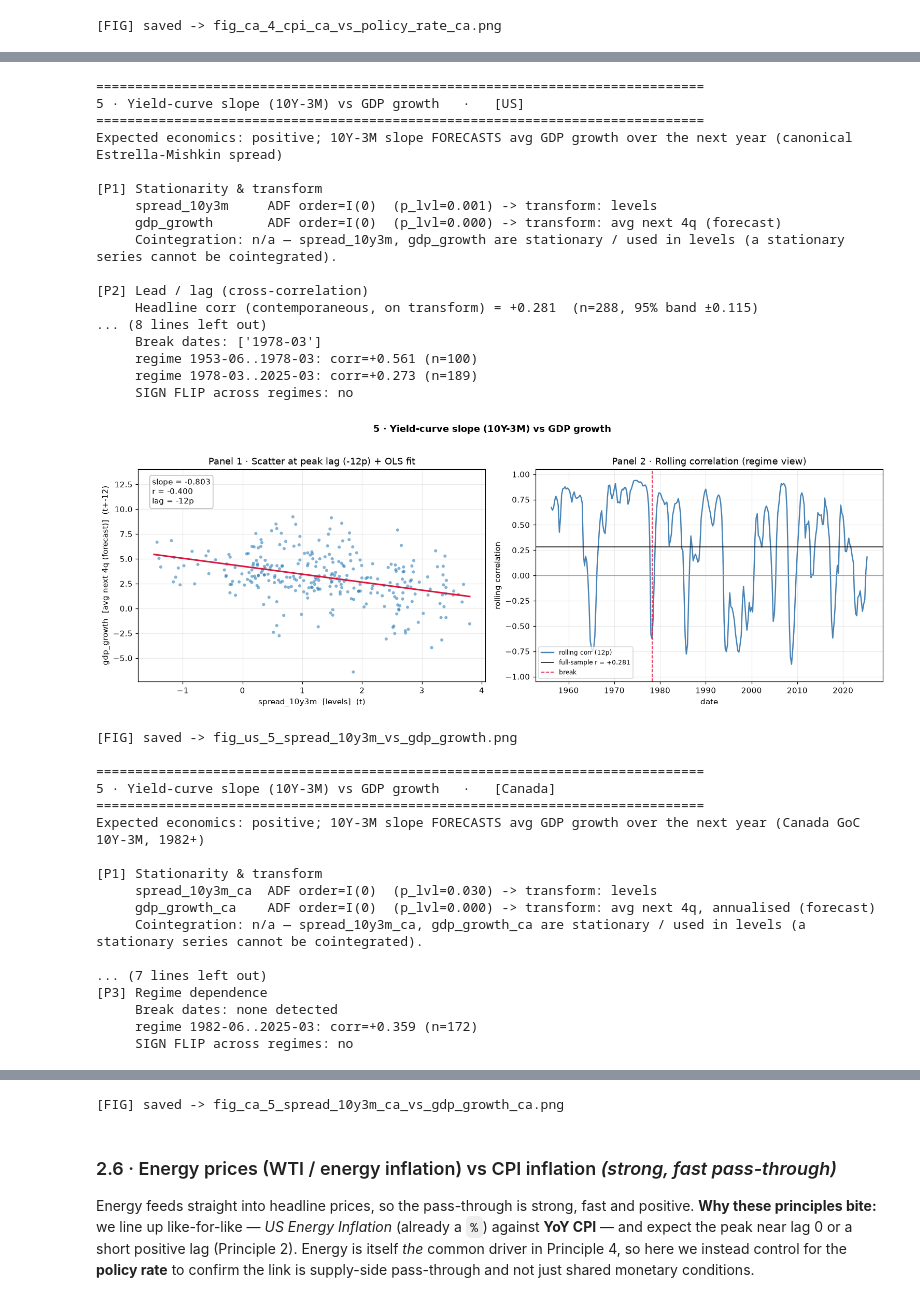
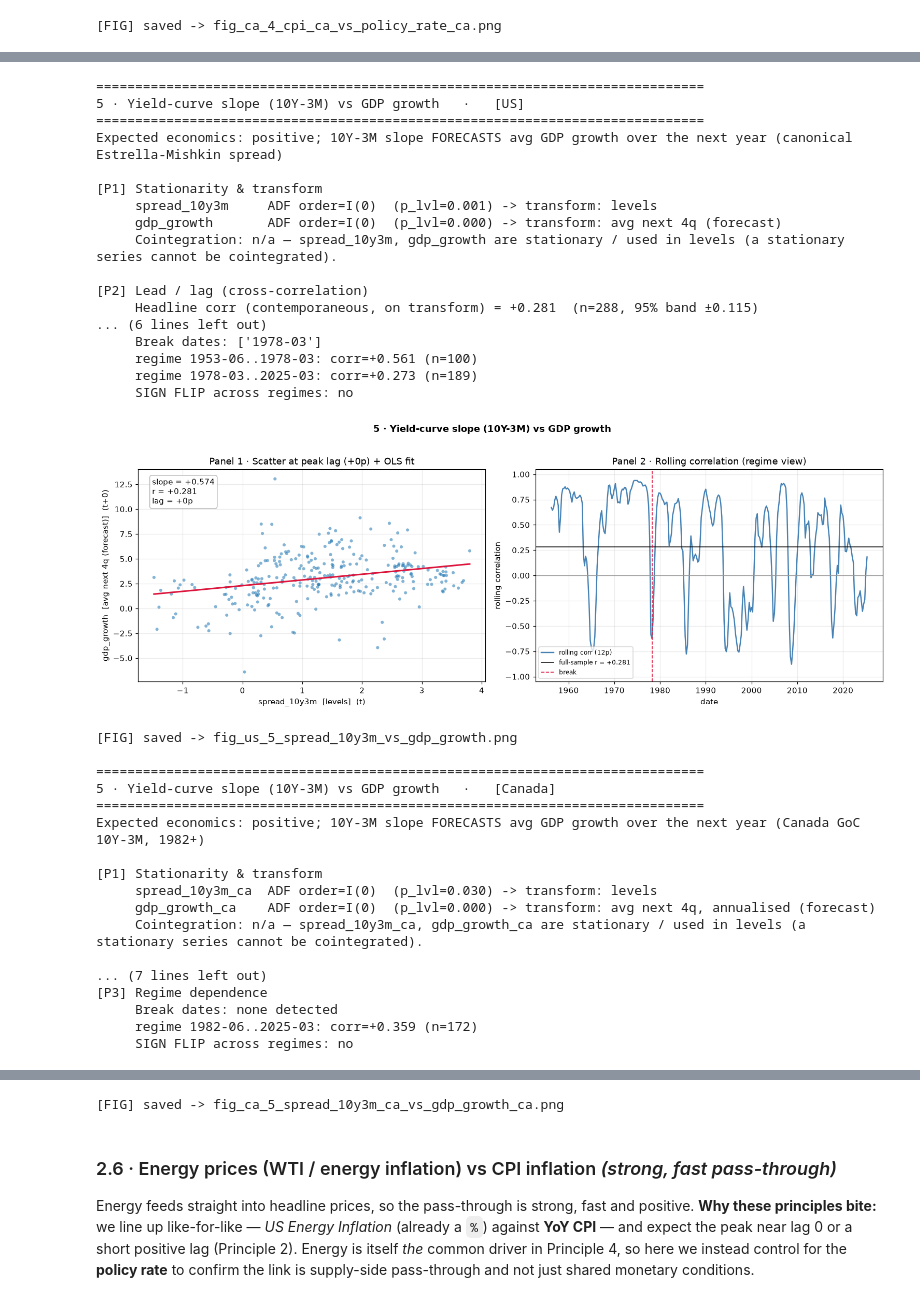
Before and after one commit to will-smith12/macro-relationships-dashboard, a Jupyter notebook: macro_relationships_master.ipynb, the cells around one changed output, grey strips where cells are left out. Drawn from its saved outputs; the diff is of its cells as text; code cells hidden in the pictures.

```diff
--- a/macro_relationships_master.ipynb
+++ b/macro_relationships_master.ipynb
@@ -526,7 +526,7 @@ def analyze_relationship(rid, title, xkey, ykey, *,
                          partial_driver_key=None, driver_transform=None,
                          graph_only=False, expect="", expected_lead=None,
                          expected_sign=None, expected_leader=None, fig_n=None,
-                         country="US", exclude_periods=None):
+                         country="US", exclude_periods=None, max_lag=None):
     """Full single-relationship analysis: prints the report, draws + saves the
     two-panel figure, and returns one master-summary row (or None if skipped).
 
@@ -622,7 +622,13 @@ def analyze_relationship(rid, title, xkey, ykey, *,
               f"(a stationary series cannot be cointegrated).")
 
     # --- PRINCIPLE 2: cross-correlation ------------------------------------
-    cc, band, n = cross_corr(xtr, ytr, MAX_LAG)
+    # The lead-lag window defaults to the global MAX_LAG (±12q), but a
+    # relationship may pass a narrower `max_lag` when its economic horizon is
+    # shorter than ±3 years. Rel 5 (yield slope -> 1-year-ahead growth) uses
+    # ±6q: beyond that the CCF sweeps into the reverse-causal monetary-policy /
+    # business-cycle lobe, which would mislabel the auto-peak / leading variable.
+    _max_lag = int(max_lag) if max_lag is not None else MAX_LAG
+    cc, band, n = cross_corr(xtr, ytr, _max_lag)
     facts = describe_ccf(cc, xname, yname)
     headline = facts["contemp"]                 # honest contemporaneous-on-transform
     # Fix 2: report BOTH the auto-peak (largest |r| anywhere) and the theory-peak
@@ -1995,37 +2007,37 @@ Harvey (1991).
 # %%
 r = analyze_relationship(
     "rel5_slope_gdp", "5 · Yield-curve slope (10Y-3M) vs GDP growth",
     "spread_10y3m", "gdp_growth",
-    x_transform="level", y_transform="fwd_avg",
+    x_transform="level", y_transform="fwd_avg", max_lag=6,
     expected_lead="x", expected_sign="+", expected_leader="x", fig_n=5, country="US",
     expect="positive; 10Y-3M slope FORECASTS avg GDP growth over the next year (canonical Estrella-Mishkin spread)")
 if r: SUMMARY.append(r)
 r = analyze_relationship(
     "rel5_slope_gdp", "5 · Yield-curve slope (10Y-3M) vs GDP growth",
     "spread_10y3m_ca", "gdp_growth_ca",
-    x_transform="level", y_transform="fwd_avg_ann",
+    x_transform="level", y_transform="fwd_avg_ann", max_lag=6,
     expected_lead="x", expected_sign="+", expected_leader="x", fig_n=5, country="Canada",
     expect="positive; 10Y-3M slope FORECASTS avg GDP growth over the next year (Canada GoC 10Y-3M, 1982+)")
 if r: SUMMARY.append(r)
 # %% [output]
 ==============================================================================
 5 · Yield-curve slope (10Y-3M) vs GDP growth   ·   [US]
 ==============================================================================
 Expected economics: positive; 10Y-3M slope FORECASTS avg GDP growth over the next year (canonical Estrella-Mishkin spread)
 
 [P1] Stationarity & transform
      spread_10y3m     ADF order=I(0)  (p_lvl=0.001) -> transform: levels
      gdp_growth       ADF order=I(0)  (p_lvl=0.000) -> transform: avg next 4q (forecast)
      Cointegration: n/a — spread_10y3m, gdp_growth are stationary / used in levels (a stationary series cannot be cointegrated).
 
 [P2] Lead / lag (cross-correlation)
      Headline corr (contemporaneous, on transform) = +0.281  (n=288, 95% band ±0.115)
-... (8 lines left out)
+... (6 lines left out)
      Break dates: ['1978-03']
      regime 1953-06..1978-03: corr=+0.561 (n=100)
      regime 1978-03..2025-03: corr=+0.273 (n=189)
      SIGN FLIP across regimes: no
-[figure, old version]
+[figure, new version]
 [FIG] saved -> fig_us_5_spread_10y3m_vs_gdp_growth.png
 
 ==============================================================================
```
Also changed, not shown: parts of 3 cells of this notebook, 5 other files.
